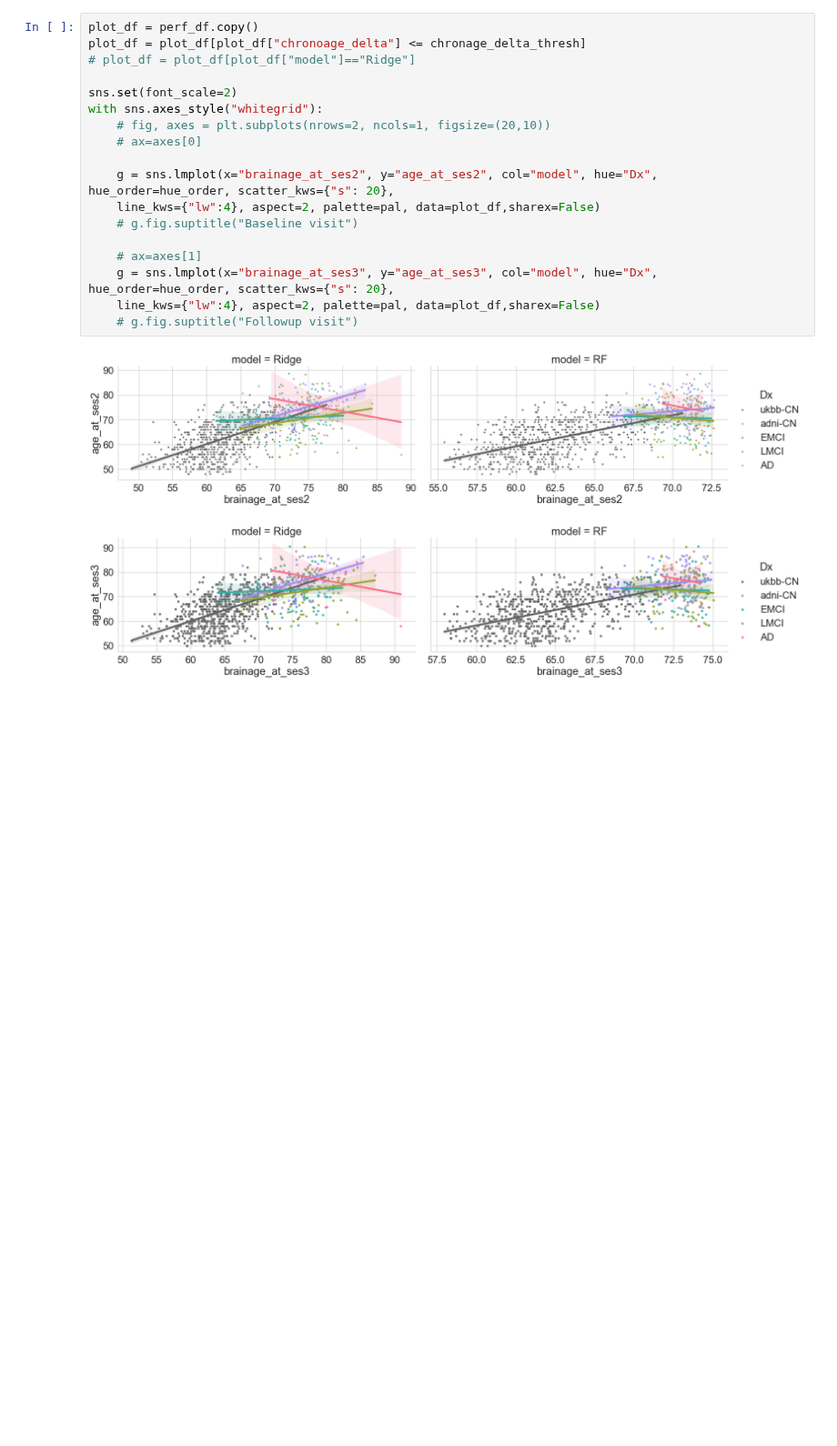
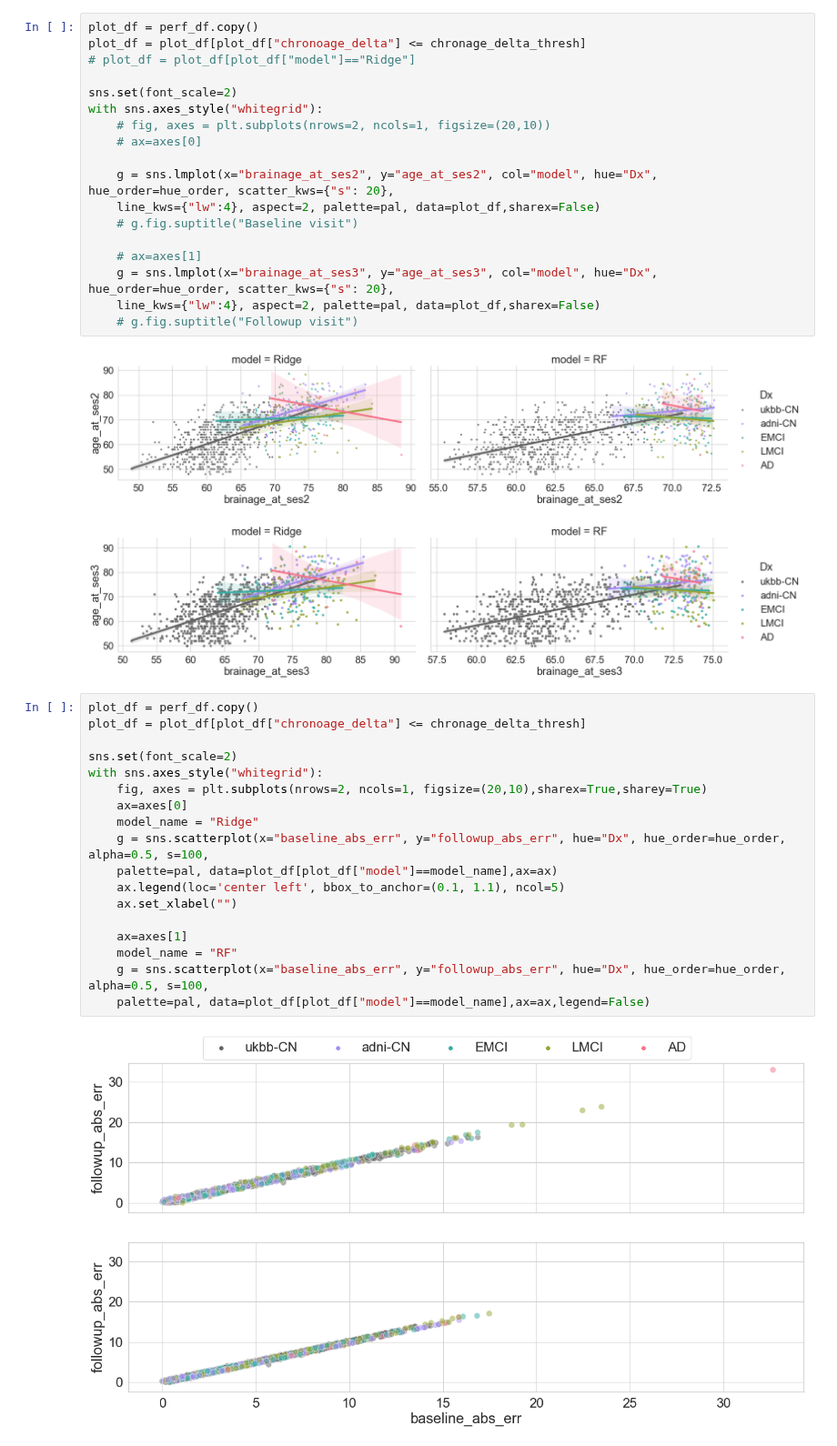
Before and after one commit to nikhil153/brain-diff, a Jupyter notebook: notebooks/10_ohbm2022_plots.ipynb, the cells around one changed output. Shown at 91% size. Cells and saved outputs as stored; diff of their text form; blank space fills up the shorter version.

```diff
--- a/notebooks/10_ohbm2022_plots.ipynb
+++ b/notebooks/10_ohbm2022_plots.ipynb
@@ -372,3 +372,23 @@ with sns.axes_style("whitegrid"):
 # %% [output]
 [figure]
 [figure]
+# %%
+plot_df = perf_df.copy()
+plot_df = plot_df[plot_df["chronoage_delta"] <= chronage_delta_thresh]
+
+sns.set(font_scale=2)
+with sns.axes_style("whitegrid"):
+    fig, axes = plt.subplots(nrows=2, ncols=1, figsize=(20,10),sharex=True,sharey=True)
+    ax=axes[0]
+    model_name = "Ridge"
+    g = sns.scatterplot(x="baseline_abs_err", y="followup_abs_err", hue="Dx", hue_order=hue_order, alpha=0.5, s=100,
+    palette=pal, data=plot_df[plot_df["model"]==model_name],ax=ax)
+    ax.legend(loc='center left', bbox_to_anchor=(0.1, 1.1), ncol=5)
+    ax.set_xlabel("")
+
+    ax=axes[1]
+    model_name = "RF"
+    g = sns.scatterplot(x="baseline_abs_err", y="followup_abs_err", hue="Dx", hue_order=hue_order, alpha=0.5, s=100,
+    palette=pal, data=plot_df[plot_df["model"]==model_name],ax=ax,legend=False)
+# %% [output]
+[figure, added]
```
Also changed, not shown: parts of 2 cells of this notebook, 2 other files.
